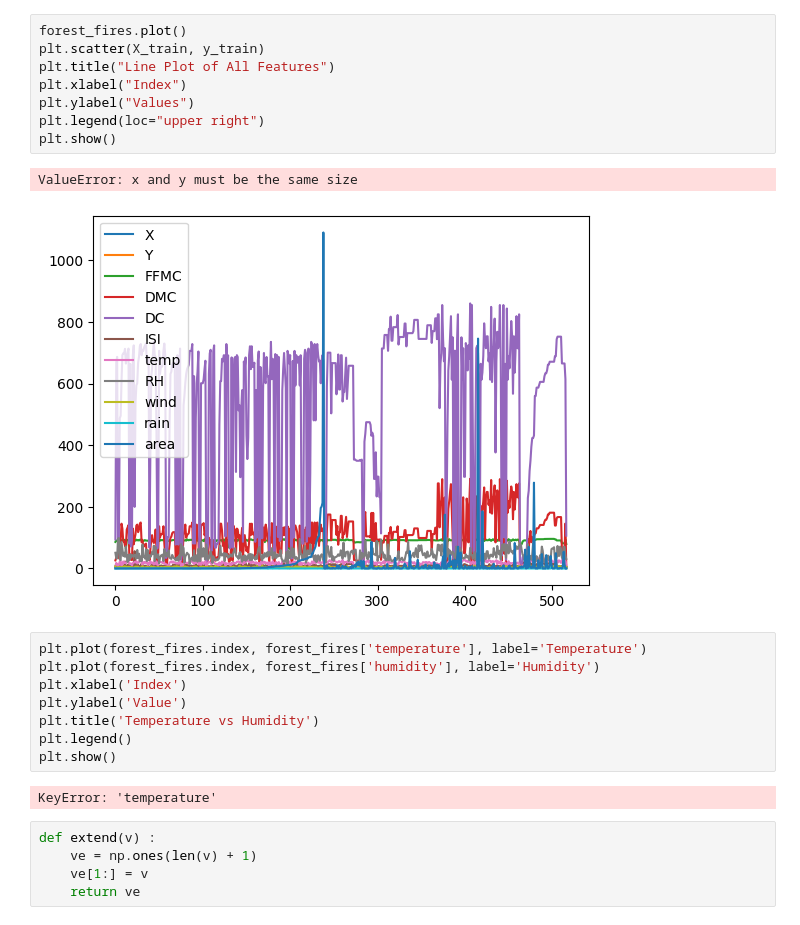
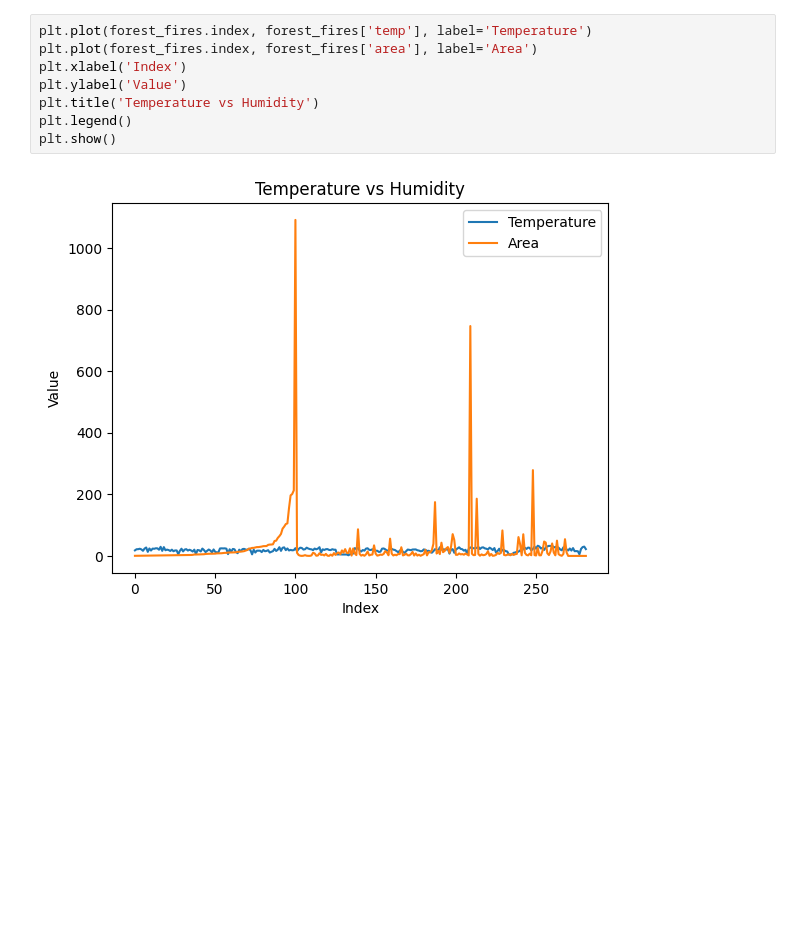
Before and after one commit to samuelmcilrath/forest-fires, a Jupyter notebook: forestfires.ipynb, the cells around one changed output. Cells and saved outputs as stored; diff of their text form; blank space fills up the shorter version.

```diff
--- a/forestfires.ipynb
+++ b/forestfires.ipynb
@@ -257,26 +181,10 @@ ValueError: X has 1 features, but LinearRegression is expecting 10 features as i
-# %%
-forest_fires.plot()
-plt.scatter(X_train, y_train)
-plt.title("Line Plot of All Features")
-plt.xlabel("Index")
-plt.ylabel("Values")
-plt.legend(loc="upper right")
-plt.show()
-# %% [output]
-ValueError: x and y must be the same size
-[figure, removed]
 # %%
-plt.plot(forest_fires.index, forest_fires['temperature'], label='Temperature')
-plt.plot(forest_fires.index, forest_fires['humidity'], label='Humidity')
+plt.plot(forest_fires.index, forest_fires['temp'], label='Temperature')
+plt.plot(forest_fires.index, forest_fires['area'], label='Area')
 plt.xlabel('Index')
 plt.ylabel('Value')
 plt.title('Temperature vs Humidity')
 plt.legend()
 plt.show()
 # %% [output]
-KeyError: 'temperature'
+[figure, added]
-# %%
-def extend(v) :
-    ve = np.ones(len(v) + 1)
-    ve[1:] = v
-    return ve
```
Also changed, not shown: parts of 12 cells of this notebook.
